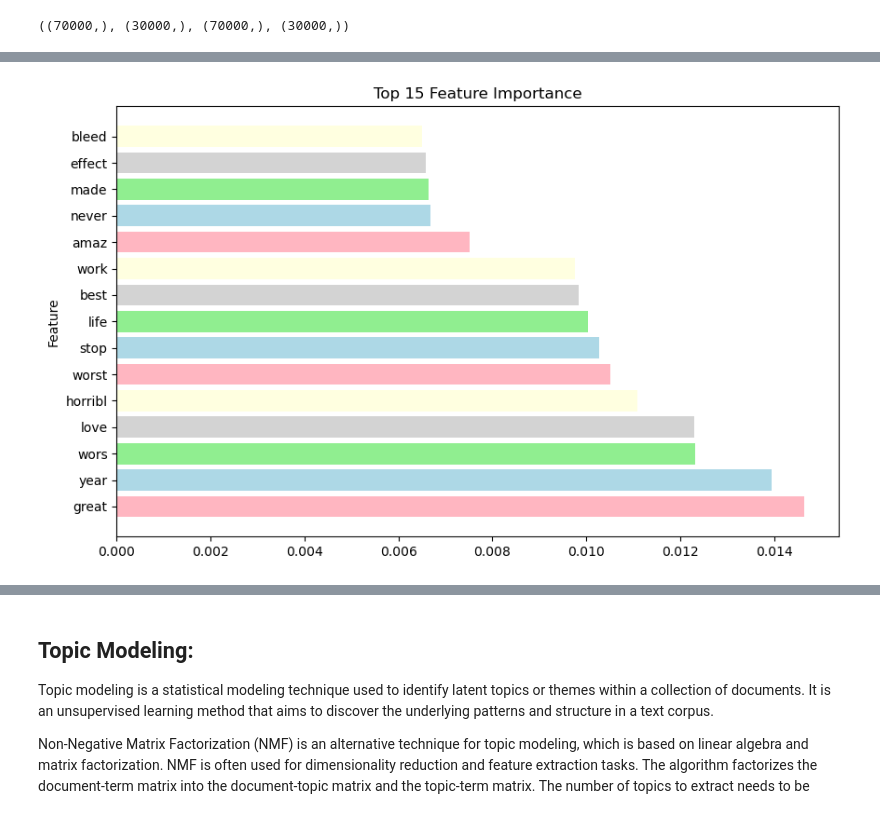
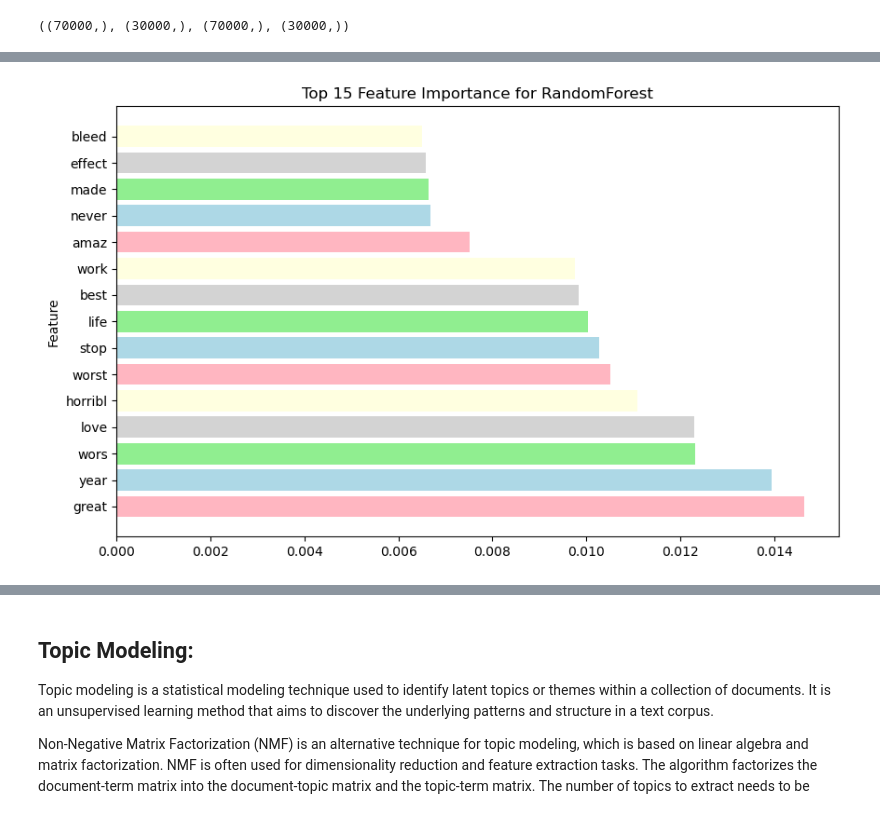
Before and after one commit to YamunaU75/FortuneMedical, a Jupyter notebook: FortuneMedicalMain.ipynb, the cells around one changed output, grey strips where cells are left out. Drawn from its saved outputs; the diff is of its cells as text; code cells hidden in the pictures.

```diff
--- a/FortuneMedicalMain.ipynb
+++ b/FortuneMedicalMain.ipynb
@@ -740,18 +796,18 @@ X_train2_trans_stemm = stemm.fit_transform(X_train2)
 X_test2_trans_stemm = stemm.transform(X_test2)
 # %%
 # stacking base models
-estimators1 = [
-    ('lrsvc', LinearSVC(C=10, class_weight='balanced', dual=False,max_iter=1000)),
-    ('mnb', MultinomialNB(alpha = 0.1)),
-    ('rf', RandomForestClassifier(n_estimators=100, min_samples_leaf=3, max_depth=None))
-]
+estimators = [
+    ('rf', RandomForestClassifier(n_estimators=100, min_samples_leaf=3, max_depth=None)),
+    ('xgb', XGBClassifier(n_estimators = 100, min_child_weight=2, max_depth=5, learning_rate=0.3)),
+    ('mnb', MultinomialNB(alpha = 0.5))
+    ]
 
 # initiating meta model
-sr1 = StackingClassifier(estimators1, final_estimator = LogisticRegression(max_iter=1000))
+sr = StackingClassifier(estimators, final_estimator = LogisticRegression(max_iter=1000))
 # %%
 #creating pipeline
 stack_pipe = Pipeline([('tfidf', TfidfVectorizer()),
-                        ('model', sr1)])
+                        ('model', sr)])
 
 # fitting meta model
 stack_pipe.fit(X_train2_trans_stemm, y_train2)
@@ -814,24 +876,3 @@ RocCurveDisplay.from_estimator(stack_pipe, X_test2_trans_stemm, y_test2);
 # %%
 # Assuming you have a trained StackingClassifier named 'stack_pipe'
 stack_clf = stack_pipe['model']  # Access the StackingClassifier model from the pipeline
-# %%
-# Get feature names
-feature_names = stack_pipe['tfidf'].get_feature_names_out()
-
-# Access the base models
-svc_model = stack_clf.named_estimators_['lrsvc']
-rf_model = stack_clf.named_estimators_['rf']
-
-# Get the coefficients
-coefficients = svc_model.coef_[0]
-
-# Print feature importance for LogisticRegression
-svc_feature_importance = abs(svc_model.coef_[0])
-
-# Sort the coefficients in descending order
-sorted_indices = np.argsort(svc_feature_importance)[::-1]
-# Define the number of top features to display
-top_n = 15
-top_feature_names = [feature_names[index] for index in sorted_indices[:top_n]]
-top_coefficients = [coefficients[index] for index in sorted_indices[:top_n]]
-print(f"{top_feature_names}:{top_coefficients}")
@@ -877,12 +907,12 @@ dtype: float64
 # %%
 # Visualizing top 15 feature importance
 
 plt.figure(figsize=(10, 6))
 color_palette = ['lightpink', 'lightblue', 'lightgreen', 'lightgray', 'lightyellow']
 plt.barh(top_15_rf_features.index, top_15_rf_features.values, color = color_palette)
 plt.ylabel('Feature')
-plt.title('Top 15 Feature Importance')
+plt.title('Top 15 Feature Importance for RandomForest')
 plt.savefig("Top15Feature_Stmodel.png", dpi=300)
 plt.show()
 # %% [output]
-[figure, old version]
+[figure, new version]
```
Also changed, not shown: parts of 26 cells of this notebook, 6 other files.
